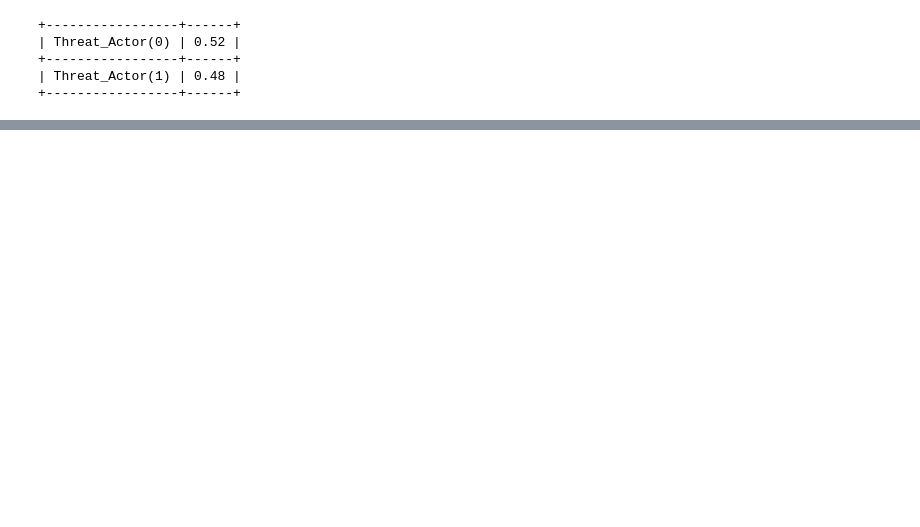
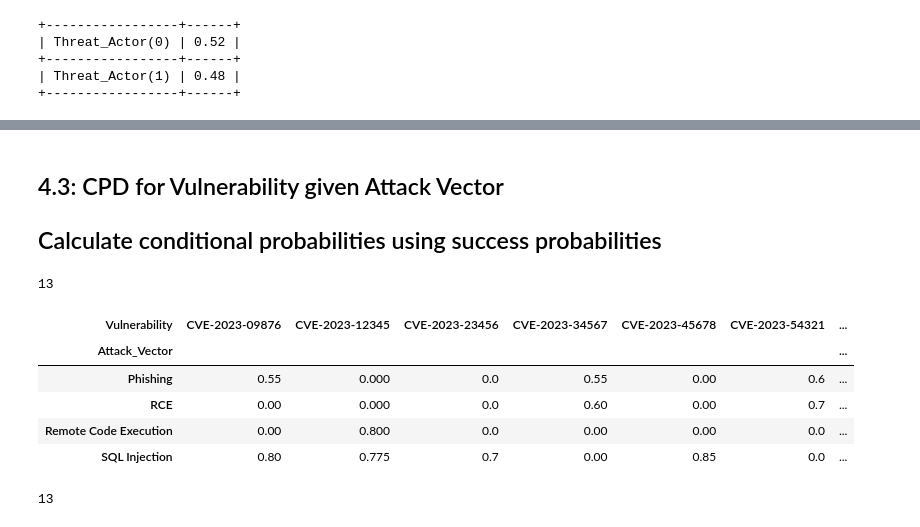
Before and after one commit to Swaroop-Srisailam/Bayesian-Risk-Assessment-using-Cybersecurity-Data, a Jupyter notebook: main.ipynb, the cells around one changed output, grey strips where cells are left out. Saved outputs shown, nothing was run; the diff lists cells and outputs as text; code cells hidden in the pictures; blank space fills up the shorter version.

```diff
--- a/main.ipynb
+++ b/main.ipynb
@@ -203,0 +100,23 @@ print(cpd_attack_vector)
+# %% [markdown]
+## 4.3: CPD for Vulnerability given Attack Vector
+## Calculate conditional probabilities using success probabilities
+# %%
+attack_vulnerability_df['Vulnerability'].nunique()
+# %% [output]
+13
+# %%
+vulnerability_pivot = attack_vulnerability_df.pivot_table(index='Attack_Vector', columns='Vulnerability', values='Success_Probability', aggfunc='mean').fillna(0)
+vulnerability_probs_normalized = vulnerability_pivot.div(vulnerability_pivot.sum(axis=1), axis=0).values
+# %%
+vulnerability_pivot
+# %% [output]
+| Vulnerability | CVE-2023-09876 | CVE-2023-12345 | CVE-2023-23456 | CVE-2023-34567 | CVE-2023-45678 | CVE-2023-54321 | ... |
+| Attack_Vector |  |  |  |  |  |  | ... |
+| Phishing | 0.55 | 0.000 | 0.0 | 0.55 | 0.00 | 0.6 | ... |
+| RCE | 0.00 | 0.000 | 0.0 | 0.60 | 0.00 | 0.7 | ... |
+| Remote Code Execution | 0.00 | 0.800 | 0.0 | 0.00 | 0.00 | 0.0 | ... |
+| SQL Injection | 0.80 | 0.775 | 0.7 | 0.00 | 0.85 | 0.0 | ... |
+# %%
+vulnerability_probs_normalized.shape[1]
+# %% [output]
+13
```
Also changed, not shown: parts of 49 cells of this notebook.
